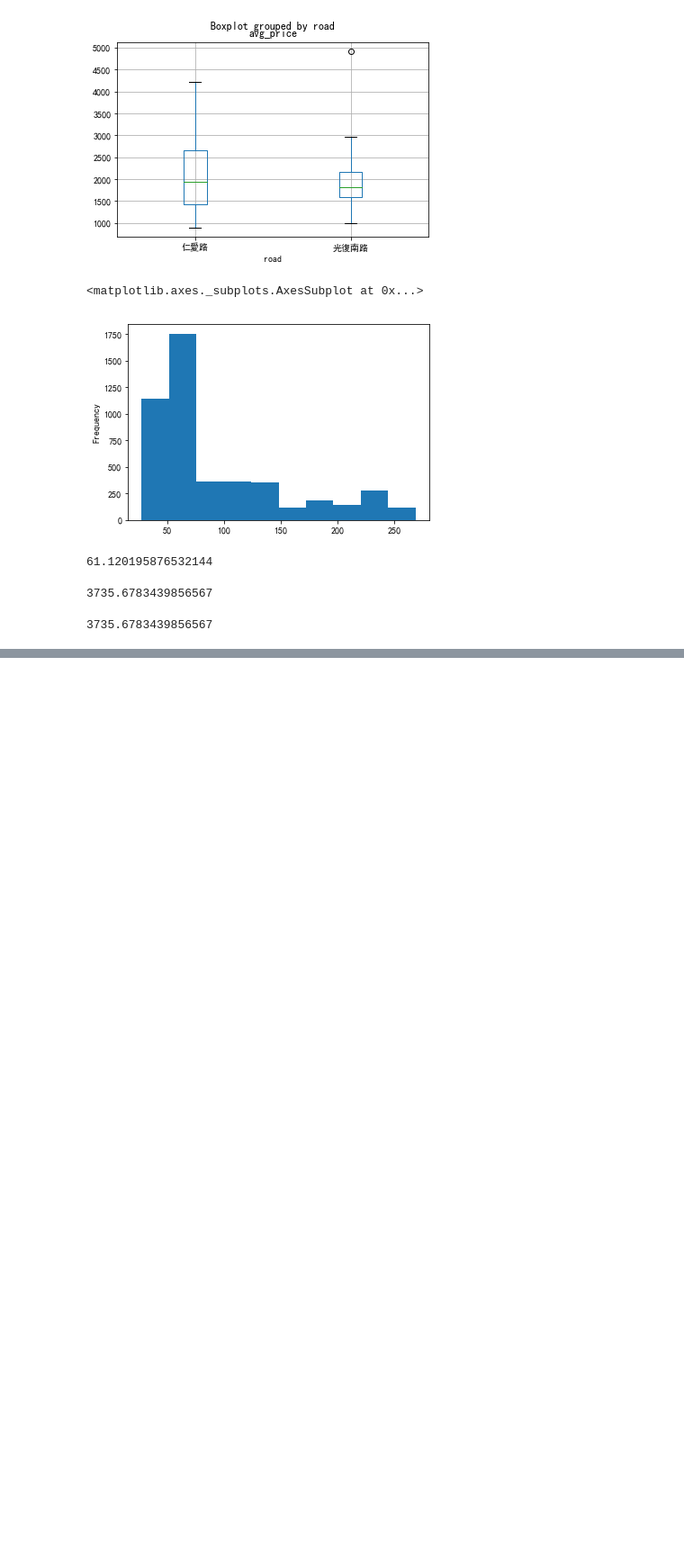
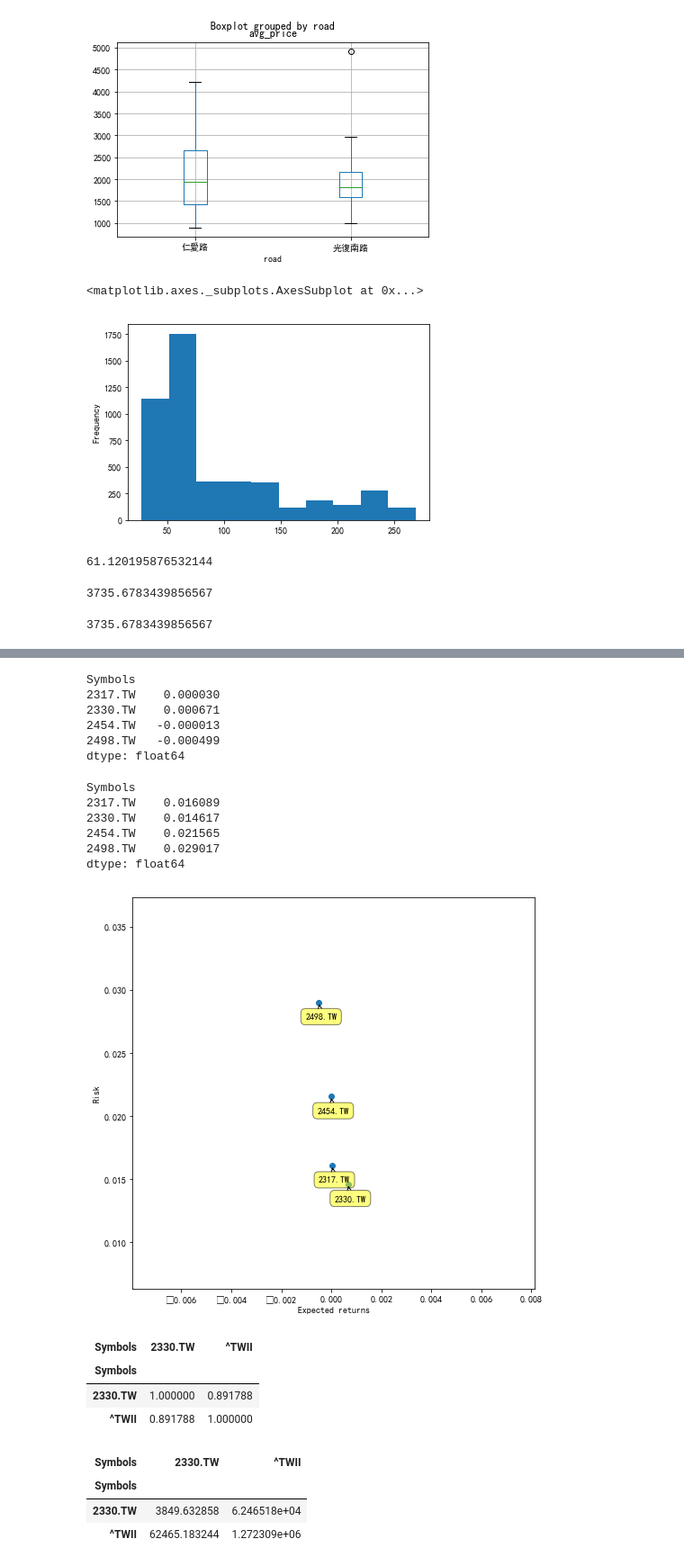
Before and after one commit to greenrmp/cathaylifepy, a Jupyter notebook: Demo20190709.ipynb, the cells around one changed output, grey strips where cells are left out. Shown: that part at 90% size. Cells and saved outputs as stored; diff of their text form; code cells hidden in the pictures; blank space fills up the shorter version.

```diff
--- a/Demo20190709.ipynb
+++ b/Demo20190709.ipynb
@@ -1248,0 +1305,4 @@ tw2330['Close'].std() ** 2
+# %%
+from  pandas_datareader import DataReader
+stocks = DataReader(['2330.TW', '2317.TW', '2498.TW', '2454.TW'], 'yahoo')['Close']
+stocks.head()
@@ -1248,0 +1317,36 @@ tw2330['Close'].std() ** 2
+# %%
+stocks.pct_change(1).mean()
+# %% [output]
+Symbols
+2317.TW    0.000030
+2330.TW    0.000671
+2454.TW   -0.000013
+2498.TW   -0.000499
+dtype: float64
+# %%
+stocks.pct_change(1).std()
+# %% [output]
+Symbols
+2317.TW    0.016089
+2330.TW    0.014617
+2454.TW    0.021565
+2498.TW    0.029017
+dtype: float64
+# %%
+from matplotlib import pyplot as plt
+rets = stocks.pct_change(1)
+
+plt.figure(figsize=(8,8))
+plt.scatter(rets.mean(), rets.std())
+plt.xlabel('Expected returns')
+plt.ylabel('Risk')
+
+for label, x, y in zip(rets.columns, rets.mean(), rets.std()):
+    plt.annotate(
+        label,
+        xy = (x, y), xytext = (20, -20),
+        textcoords = 'offset points', ha = 'right', va = 'bottom',
+        bbox = dict(boxstyle = 'round,pad=0.5', fc = 'yellow', alpha = 0.5),
+        arrowprops = dict(arrowstyle = '->', connectionstyle = 'arc3,rad=0'))
+# %% [output]
+[figure, added]
@@ -1248,0 +1355,14 @@ tw2330['Close'].std() ** 2
+# %%
+stocks2.corr()
+# %% [output]
+| Symbols | 2330.TW | ^TWII |
+| Symbols |  |  |
+| 2330.TW | 1.000000 | 0.891788 |
+| ^TWII | 0.891788 | 1.000000 |
+# %%
+stocks2.cov()
+# %% [output]
+| Symbols | 2330.TW | ^TWII |
+| Symbols |  |  |
+| 2330.TW | 3849.632858 | 6.246518e+04 |
+| ^TWII | 62465.183244 | 1.272309e+06 |
```
Also changed, not shown: parts of 89 cells of this notebook.
